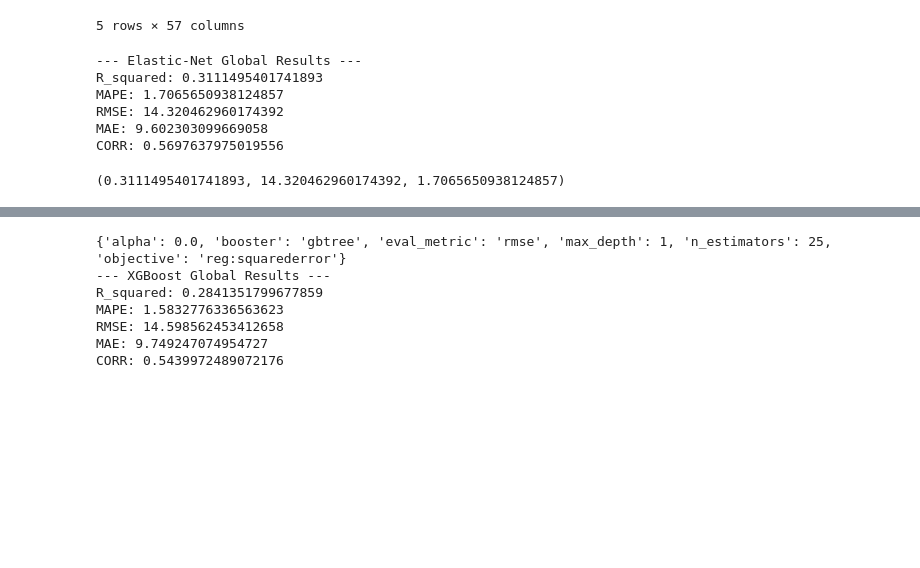
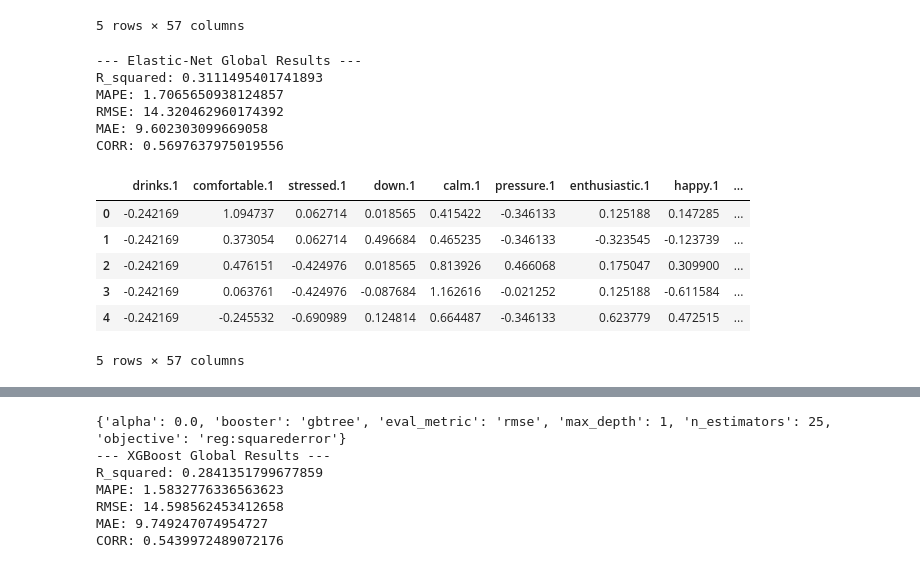
Before and after one commit to RoscaAlex00/DLTimeSeries, a Jupyter notebook: forecasting_global.ipynb, the cells around one changed output, grey strips where cells are left out. Saved outputs shown, nothing was run; the diff lists cells and outputs as text; code cells hidden in the pictures; blank space fills up the shorter version.

```diff
--- a/forecasting_global.ipynb
+++ b/forecasting_global.ipynb
@@ -118,24 +122,31 @@ X_test_list[10].head()
 # %%
 # Elastic-Net
 X_train_loc = standardize(train_global_x).fillna(0)
 X_test_loc = standardize(test_global_x).fillna(0)
 
 l1_ratios = np.arange(0.01, 0.6, 0.05)
 elastic_reg = lm.ElasticNetCV(alphas=np.arange(0.01, 20, 0.05), l1_ratio=l1_ratios, cv=5, max_iter=100000,
                               fit_intercept=True)
 elastic_reg.fit(X_train_loc, train_global_y)
 y_predicted_test = elastic_reg.predict(X_test_loc)
 
 print('--- Elastic-Net Global Results ---')
 eval_results(actual=test_global_y, predicted=y_predicted_test, show=True)
+X_train_loc.head()
 # %% [output]
 --- Elastic-Net Global Results ---
 R_squared: 0.3111495401741893
 MAPE: 1.7065650938124857
 RMSE: 14.320462960174392
 MAE: 9.602303099669058
 CORR: 0.5697637975019556
+|  | drinks.1 | comfortable.1 | stressed.1 | down.1 | calm.1 | pressure.1 | enthusiastic.1 | happy.1 | ... |
+| 0 | -0.242169 | 1.094737 | 0.062714 | 0.018565 | 0.415422 | -0.346133 | 0.125188 | 0.147285 | ... |
+| 1 | -0.242169 | 0.373054 | 0.062714 | 0.496684 | 0.465235 | -0.346133 | -0.323545 | -0.123739 | ... |
+| 2 | -0.242169 | 0.476151 | -0.424976 | 0.018565 | 0.813926 | 0.466068 | 0.175047 | 0.309900 | ... |
+| 3 | -0.242169 | 0.063761 | -0.424976 | -0.087684 | 1.162616 | -0.021252 | 0.125188 | -0.611584 | ... |
+| 4 | -0.242169 | -0.245532 | -0.690989 | 0.124814 | 0.664487 | -0.346133 | 0.623779 | 0.472515 | ... |
-(0.3111495401741893, 14.320462960174392, 1.7065650938124857)
+5 rows × 57 columns
 # %%
 # Linear-SVM
 params = [
```
Also changed, not shown: parts of 4 cells of this notebook, 3 other files.
